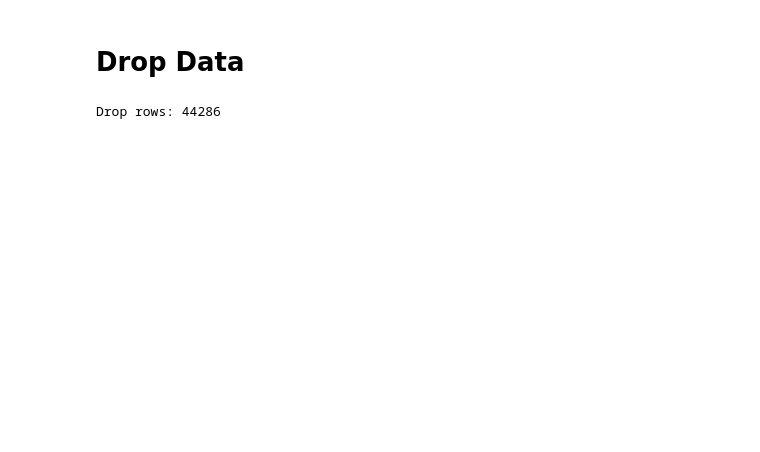
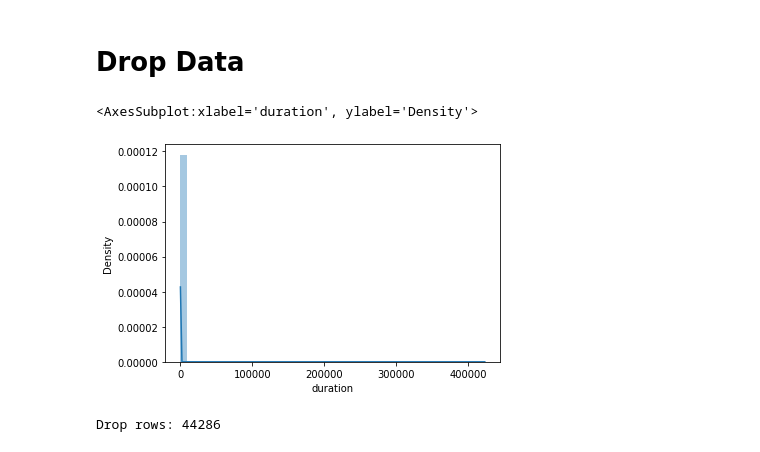
Before and after one commit to 13Mai13/MLOps, a Jupyter notebook: week-1/week_1.ipynb, the cells around one changed output. Drawn from its saved outputs; the diff is of its cells as text; code cells hidden in the pictures; blank space fills up the shorter version.

```diff
--- a/week-1/week_1.ipynb
+++ b/week-1/week_1.ipynb
@@ -47,6 +47,11 @@ df.head()
 # Drop Data
 # %%
 prev_shape = df.shape[0]
+# %%
+sns.distplot(df.duration, label='duration')
+# %% [output]
+<AxesSubplot:xlabel='duration', ylabel='Density'>
+[figure, added]
 # %%
 df = df[(df.duration >= 1) & (df.duration <= 60)]
 print(f"Drop rows: {prev_shape - df.shape[0]}")
```
Also changed, not shown: parts of 7 cells of this notebook.
